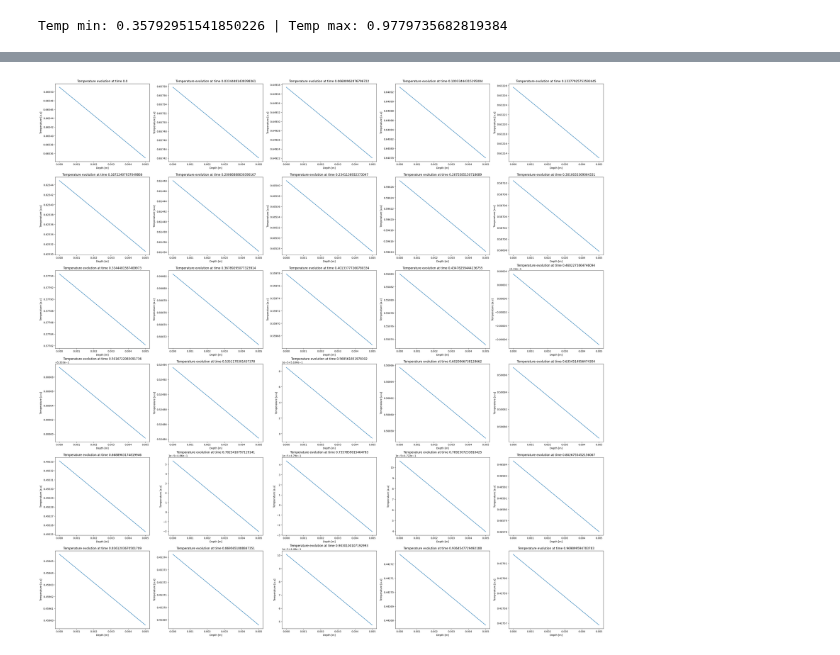
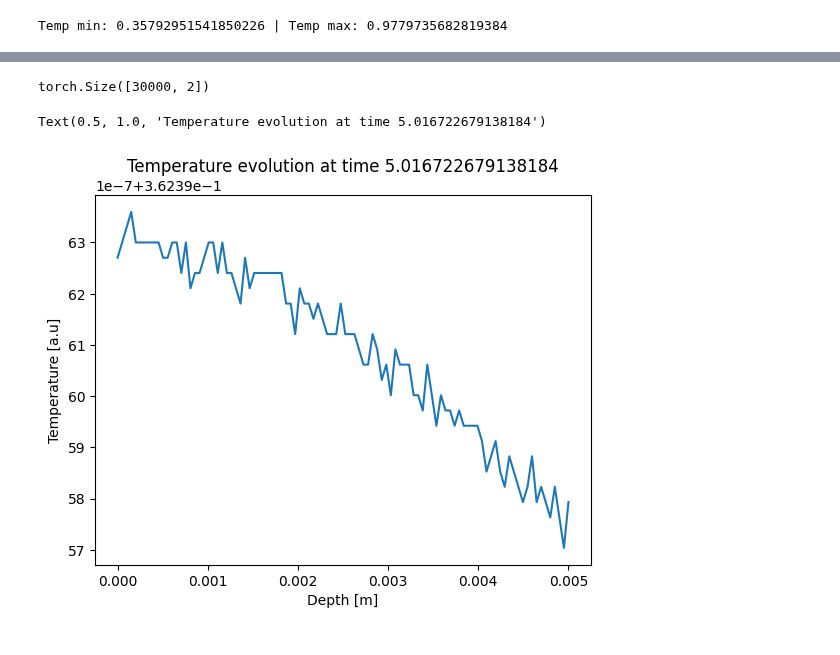
Before and after one commit to konrad-jaworski/Anisotropic_diffusivity_2, a Jupyter notebook: Experiment_with_1D_solution.ipynb, the cells around one changed output, grey strips where cells are left out. Drawn from its saved outputs; the diff is of its cells as text; code cells hidden in the pictures.

```diff
--- a/Experiment_with_1D_solution.ipynb
+++ b/Experiment_with_1D_solution.ipynb
@@ -87,15 +89,15 @@ t=torch.linspace(0,10,300).view(-1,1)
 x_boundary=torch.zeros_like(u)
 
 x_data=torch.hstack([t,x_boundary])
-x_boundary_back=torch.tensor([0.0,0.1,10.0,0.1]).view(-1,2)
+x_boundary_back=torch.tensor([0.0,0.1]).view(-1,2)
 X=torch.concatenate([x_data,x_boundary_back],dim=0)
 # %%
-u_back=torch.tensor([0.0,u[-1]]).view(-1,1)
+u_back=torch.tensor([0.0]).view(-1,1)
 u_back
 Y=torch.vstack([u,u_back])
 # %%
 # Collocation points
-res=100 # Resolution parameter to our solution
+res=300 # Resolution parameter to our solution
 time_res=300
 z_coll=torch.linspace(0,0.005,res)
 t_coll=torch.linspace(0,10,time_res)
@@ -109,7 +111,7 @@ Y=Y.requires_grad_(True).to(device)
 X_coll=X_coll.requires_grad_(True).to(device)
 flux_at_boundary=torch.zeros_like(Y).requires_grad_(True).to(device)
 # %%
-n_epoch=30001
+n_epoch=100001
 
 log_losses=[]
 log_data_losses=[]
@@ -118,7 +120,7 @@ log_pde_losses=[]
 log_a=[]
 
 # We assume our starting point to be somewhere here
-a_phys=1e-6
+a_phys=5.0/(1600*700)
 a = torch.log(torch.tensor([a_phys], dtype=torch.float32))
 a=a.to(device)
 
@@ -164,7 +166,7 @@ for i in tqdm(range(n_epoch)):
   log_pde_losses.append(loss3.item())
   log_a.append(a_actual.item())
 
-  if i % 500 == 0:
+  if i % 10000 == 0:
     print(f"[{i}] "
           f"Total: {losses.item():.4e} | "
           f"Data: {loss1.item():.4e} | "
@@ -208,12 +218,15 @@ plt.grid(alpha=0.3)
 # %%
 x_pred=pinn(X_coll)
+# %%
+X_coll.size()
+# %% [output]
+torch.Size([30000, 2])
 # %%
-plt.figure(figsize=(40,40))
-for i in range(30):
-    plt.subplot(6,5,i+1)
-    plt.plot(X_coll[100*i:100*(i+1),1].detach().numpy(),x_pred[100*i:100*(i+1)].detach().numpy())
-    plt.xlabel('Depth [m]')
-    plt.ylabel('Temperature [a.u]')
-    plt.title(f'Temperature evolution at time {X_coll[100*i:100*(i+1),0].detach().numpy()[0]}')
+i=150
+plt.plot(X_coll[100*i:100*(i+1),1].detach().cpu().numpy(),x_pred[100*i:100*(i+1)].detach().cpu().numpy())
+plt.xlabel('Depth [m]')
+plt.ylabel('Temperature [a.u]')
+plt.title(f'Temperature evolution at time {X_coll[100*i:100*(i+1),0].detach().cpu().numpy()[0]}')
 # %% [output]
+Text(0.5, 1.0, 'Temperature evolution at time 5.016722679138184')
-[figure, old version]
+[figure, new version]
```
Also changed, not shown: parts of 11 cells of this notebook.
